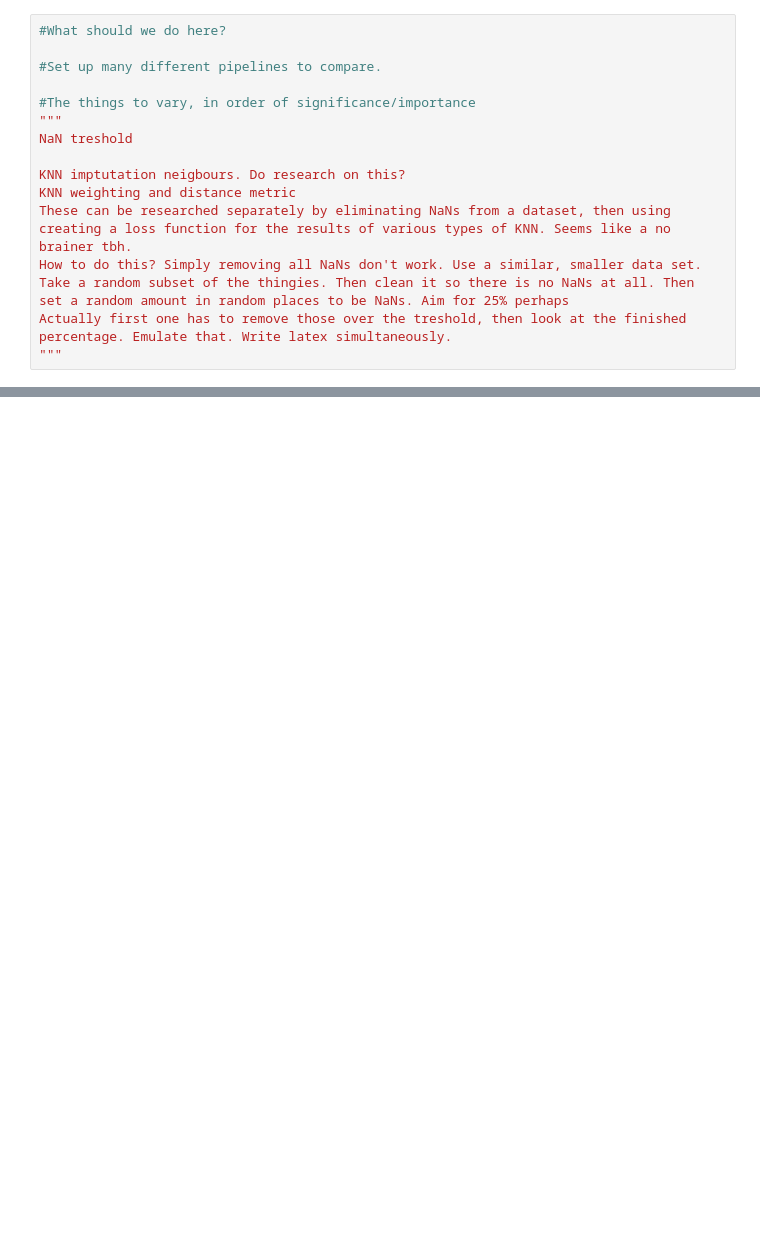
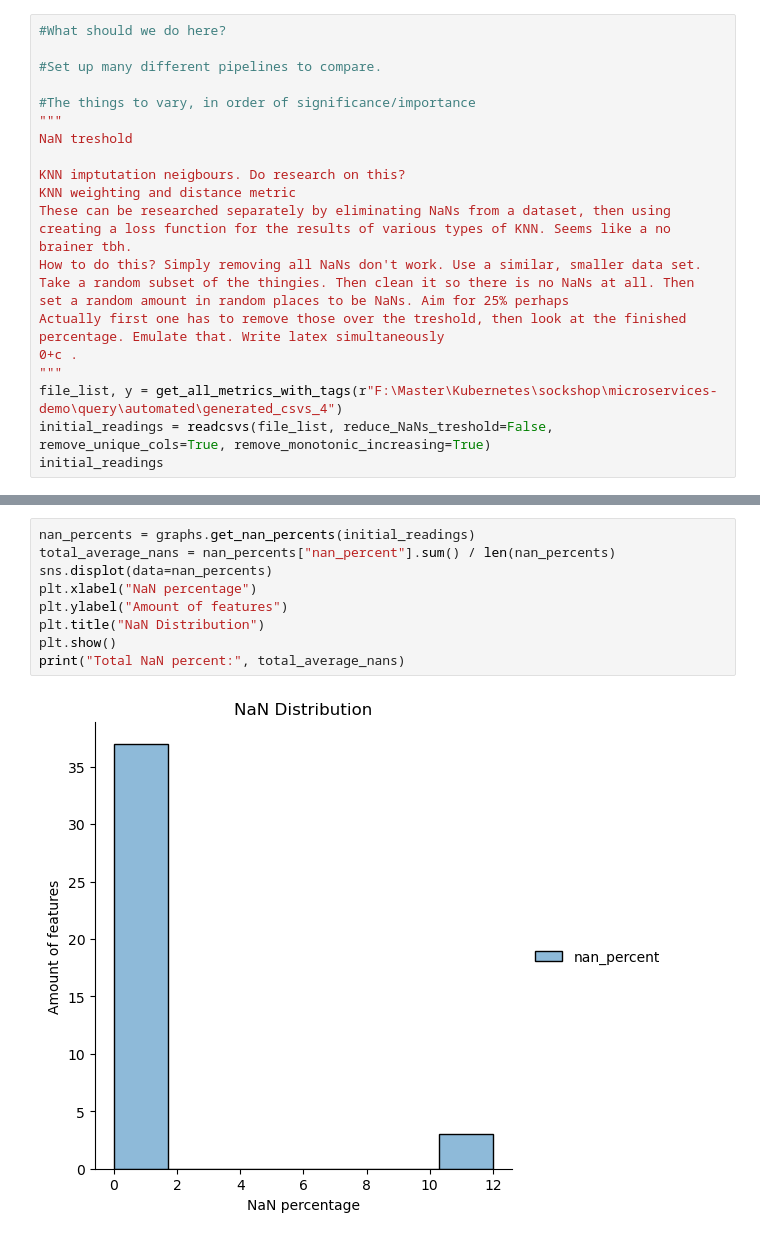
Before and after one commit to MagnusNordboe/Thesis-project-Magnus, a Jupyter notebook: analysis/pipelines.ipynb, the cells around one changed output, grey strips where cells are left out. Saved outputs shown, nothing was run; the diff lists cells and outputs as text; blank space fills up the shorter version.

```diff
--- a/analysis/pipelines.ipynb
+++ b/analysis/pipelines.ipynb
@@ -32,5 +35,9 @@ How to do this? Simply removing all NaNs don't work. Use a similar, smaller data
 Take a random subset of the thingies. Then clean it so there is no NaNs at all. Then
 set a random amount in random places to be NaNs. Aim for 25% perhaps
 Actually first one has to remove those over the treshold, then look at the finished
-percentage. Emulate that. Write latex simultaneously.
+percentage. Emulate that. Write latex simultaneously
+0+c .
 """
+file_list, y = get_all_metrics_with_tags(r"F:\Master\Kubernetes\sockshop\microservices-demo\query\automated\generated_csvs_4")
+initial_readings = readcsvs(file_list, reduce_NaNs_treshold=False, remove_unique_cols=True, remove_monotonic_increasing=True)
+initial_readings
@@ -36,0 +59,11 @@ percentage. Emulate that. Write latex simultaneously.
+# %%
+nan_percents = graphs.get_nan_percents(initial_readings)
+total_average_nans = nan_percents["nan_percent"].sum() / len(nan_percents)
+sns.displot(data=nan_percents)
+plt.xlabel("NaN percentage")
+plt.ylabel("Amount of features")
+plt.title("NaN Distribution")
+plt.show()
+print("Total NaN percent:", total_average_nans)
+# %% [output]
+[figure, added]
```
Also changed, not shown: parts of 7 cells of this notebook, 2 other files.
